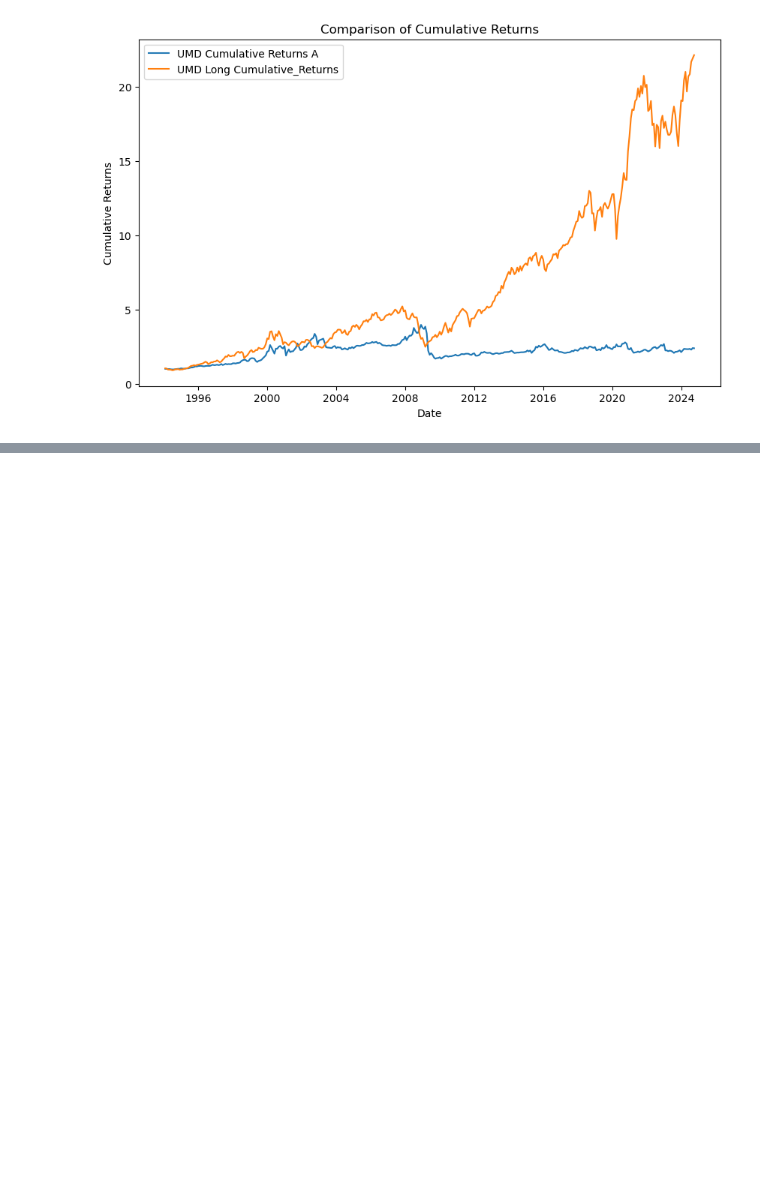
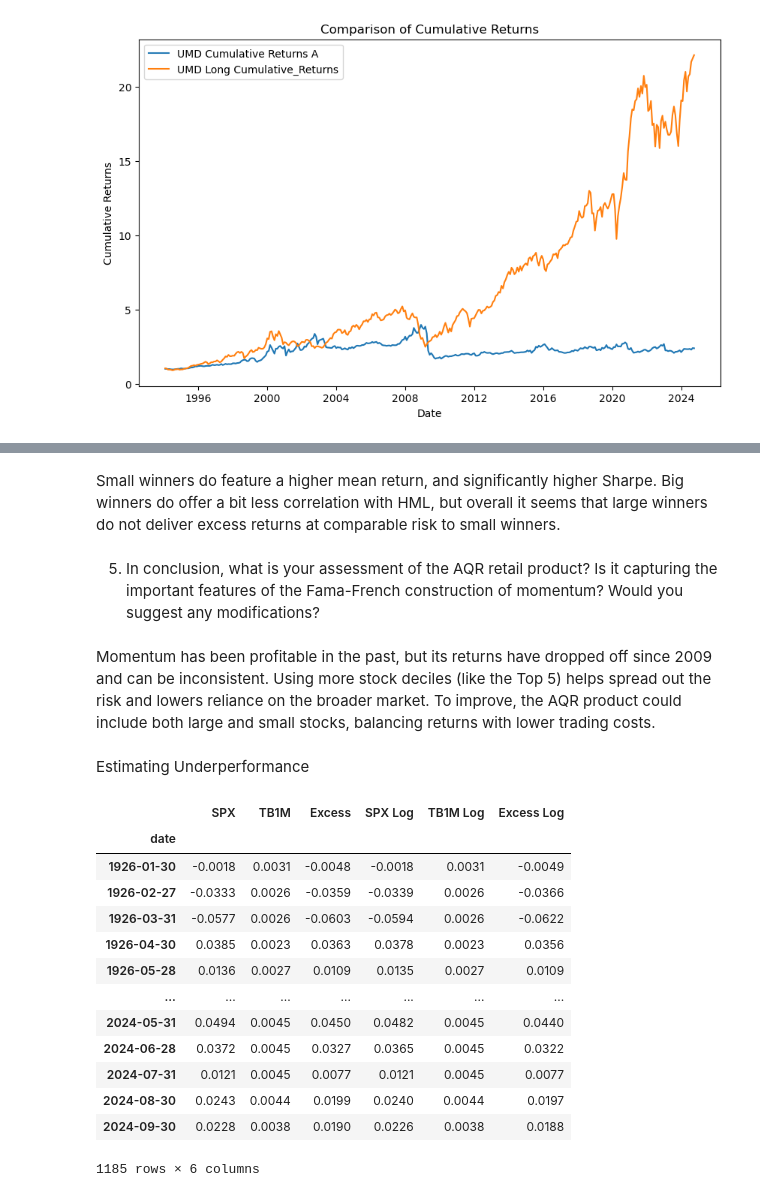
Before and after one commit to ekopen/finm-portfolio-2024, a Jupyter notebook: homework/Eric Kopen HW6.ipynb, the cells around one changed output, grey strips where cells are left out. Saved outputs shown, nothing was run; the diff lists cells and outputs as text; code cells hidden in the pictures; blank space fills up the shorter version.

```diff
--- a/homework/Eric Kopen HW6.ipynb
+++ b/homework/Eric Kopen HW6.ipynb
@@ -120,0 +228,31 @@ Is momentum just data mining, or is it a robust strategy?
+# %% [markdown]
+Small winners do feature a higher mean return, and significantly higher Sharpe. Big winners do offer a bit less correlation with HML, but overall it seems that large winners do not deliver excess returns at comparable risk to small winners.
+# %% [markdown]
+5) In conclusion, what is your assessment of the AQR retail product? Is it capturing the important
+features of the Fama-French construction of momentum? Would you suggest any modifications?
+# %% [markdown]
+Momentum has been profitable in the past, but its returns have dropped off since 2009 and can be inconsistent. Using more stock deciles (like the Top 5) helps spread out the risk and lowers reliance on the broader market. To improve, the AQR product could include both large and small stocks, balancing returns with lower trading costs.
+# %% [markdown]
+Estimating Underperformance
+# %%
+BS_rts = pmh.read_excel_default("../data/barnstable_analysis_data.xlsx", sheet_name="data")
+BS_rts["Excess"] = BS_rts["SPX"] - BS_rts['TB1M']
+BS_rts["SPX Log"] = np.log(BS_rts["SPX"] + 1)
+BS_rts["TB1M Log"] = np.log(BS_rts["TB1M"] + 1)
+BS_rts["Excess Log"] = np.log(BS_rts["Excess"] + 1)
+BS_rts
+# %% [output]
+|  | SPX | TB1M | Excess | SPX Log | TB1M Log | Excess Log |
+| date |  |  |  |  |  |  |
+| 1926-01-30 | -0.0018 | 0.0031 | -0.0048 | -0.0018 | 0.0031 | -0.0049 |
+| 1926-02-27 | -0.0333 | 0.0026 | -0.0359 | -0.0339 | 0.0026 | -0.0366 |
+| 1926-03-31 | -0.0577 | 0.0026 | -0.0603 | -0.0594 | 0.0026 | -0.0622 |
+| 1926-04-30 | 0.0385 | 0.0023 | 0.0363 | 0.0378 | 0.0023 | 0.0356 |
+| 1926-05-28 | 0.0136 | 0.0027 | 0.0109 | 0.0135 | 0.0027 | 0.0109 |
+| ... | ... | ... | ... | ... | ... | ... |
+| 2024-05-31 | 0.0494 | 0.0045 | 0.0450 | 0.0482 | 0.0045 | 0.0440 |
+| 2024-06-28 | 0.0372 | 0.0045 | 0.0327 | 0.0365 | 0.0045 | 0.0322 |
+| 2024-07-31 | 0.0121 | 0.0045 | 0.0077 | 0.0121 | 0.0045 | 0.0077 |
+| 2024-08-30 | 0.0243 | 0.0044 | 0.0199 | 0.0240 | 0.0044 | 0.0197 |
+| 2024-09-30 | 0.0228 | 0.0038 | 0.0190 | 0.0226 | 0.0038 | 0.0188 |
+1185 rows × 6 columns
```
Also changed, not shown: parts of 14 cells of this notebook.
